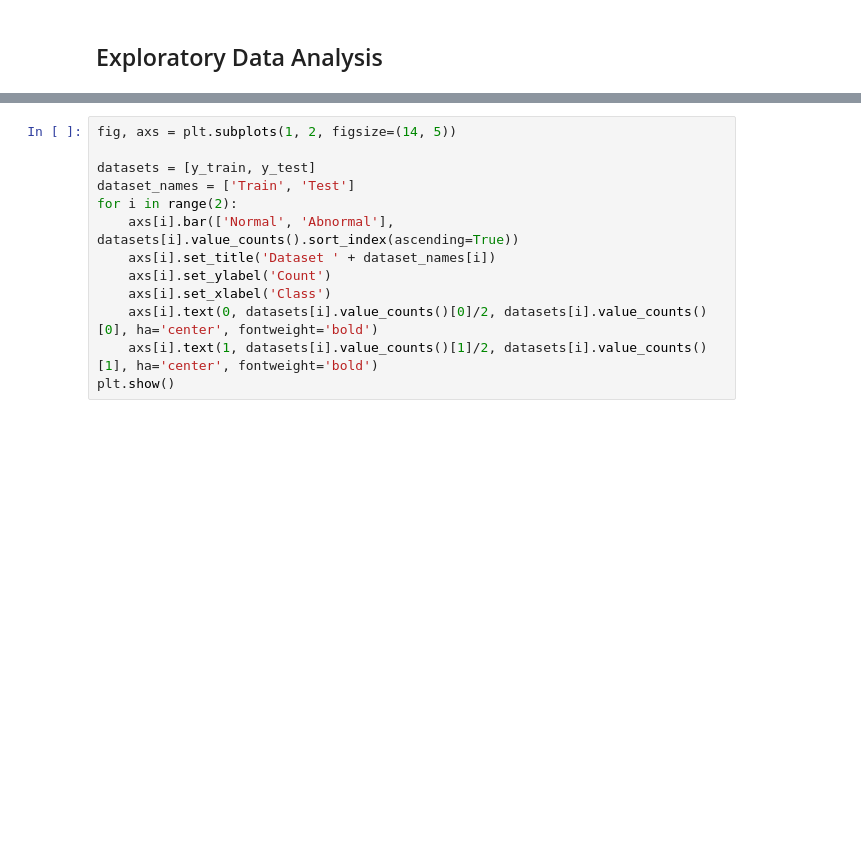
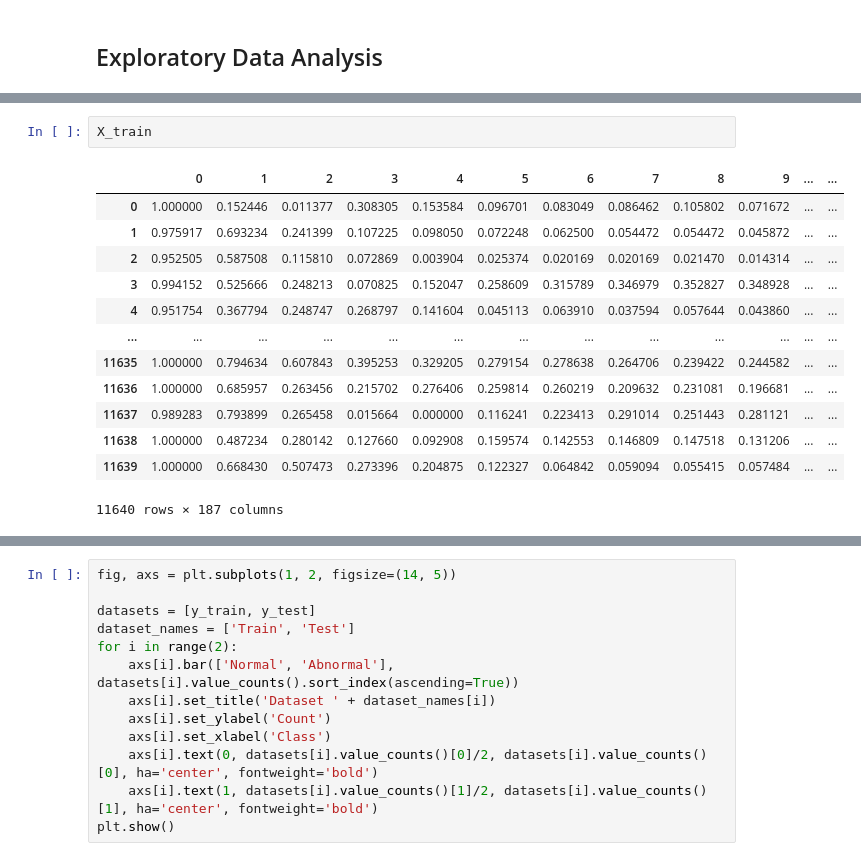
Before and after one commit to jlohunecke/ML4HC_project2, a Jupyter notebook: proj2_pt1.ipynb, the cells around one changed output, grey strips where cells are left out. Saved outputs shown, nothing was run; the diff lists cells and outputs as text; blank space fills up the shorter version.

```diff
--- a/proj2_pt1.ipynb
+++ b/proj2_pt1.ipynb
@@ -52,3 +60,19 @@ y_test = data_test.iloc[:, -1]
+# %%
+X_train
+# %% [output]
+|  | 0 | 1 | 2 | 3 | 4 | 5 | 6 | 7 | 8 | 9 | ... | ... |
+| 0 | 1.000000 | 0.152446 | 0.011377 | 0.308305 | 0.153584 | 0.096701 | 0.083049 | 0.086462 | 0.105802 | 0.071672 | ... | ... |
+| 1 | 0.975917 | 0.693234 | 0.241399 | 0.107225 | 0.098050 | 0.072248 | 0.062500 | 0.054472 | 0.054472 | 0.045872 | ... | ... |
+| 2 | 0.952505 | 0.587508 | 0.115810 | 0.072869 | 0.003904 | 0.025374 | 0.020169 | 0.020169 | 0.021470 | 0.014314 | ... | ... |
+| 3 | 0.994152 | 0.525666 | 0.248213 | 0.070825 | 0.152047 | 0.258609 | 0.315789 | 0.346979 | 0.352827 | 0.348928 | ... | ... |
+| 4 | 0.951754 | 0.367794 | 0.248747 | 0.268797 | 0.141604 | 0.045113 | 0.063910 | 0.037594 | 0.057644 | 0.043860 | ... | ... |
+| ... | ... | ... | ... | ... | ... | ... | ... | ... | ... | ... | ... | ... |
+| 11635 | 1.000000 | 0.794634 | 0.607843 | 0.395253 | 0.329205 | 0.279154 | 0.278638 | 0.264706 | 0.239422 | 0.244582 | ... | ... |
+| 11636 | 1.000000 | 0.685957 | 0.263456 | 0.215702 | 0.276406 | 0.259814 | 0.260219 | 0.209632 | 0.231081 | 0.196681 | ... | ... |
+| 11637 | 0.989283 | 0.793899 | 0.265458 | 0.015664 | 0.000000 | 0.116241 | 0.223413 | 0.291014 | 0.251443 | 0.281121 | ... | ... |
+| 11638 | 1.000000 | 0.487234 | 0.280142 | 0.127660 | 0.092908 | 0.159574 | 0.142553 | 0.146809 | 0.147518 | 0.131206 | ... | ... |
+| 11639 | 1.000000 | 0.668430 | 0.507473 | 0.273396 | 0.204875 | 0.122327 | 0.064842 | 0.059094 | 0.055415 | 0.057484 | ... | ... |
+11640 rows × 187 columns
 # %%
 fig, axs = plt.subplots(2, 2, figsize=(14, 5))
 
```
Also changed, not shown: parts of 26 cells of this notebook, 4 other files.
